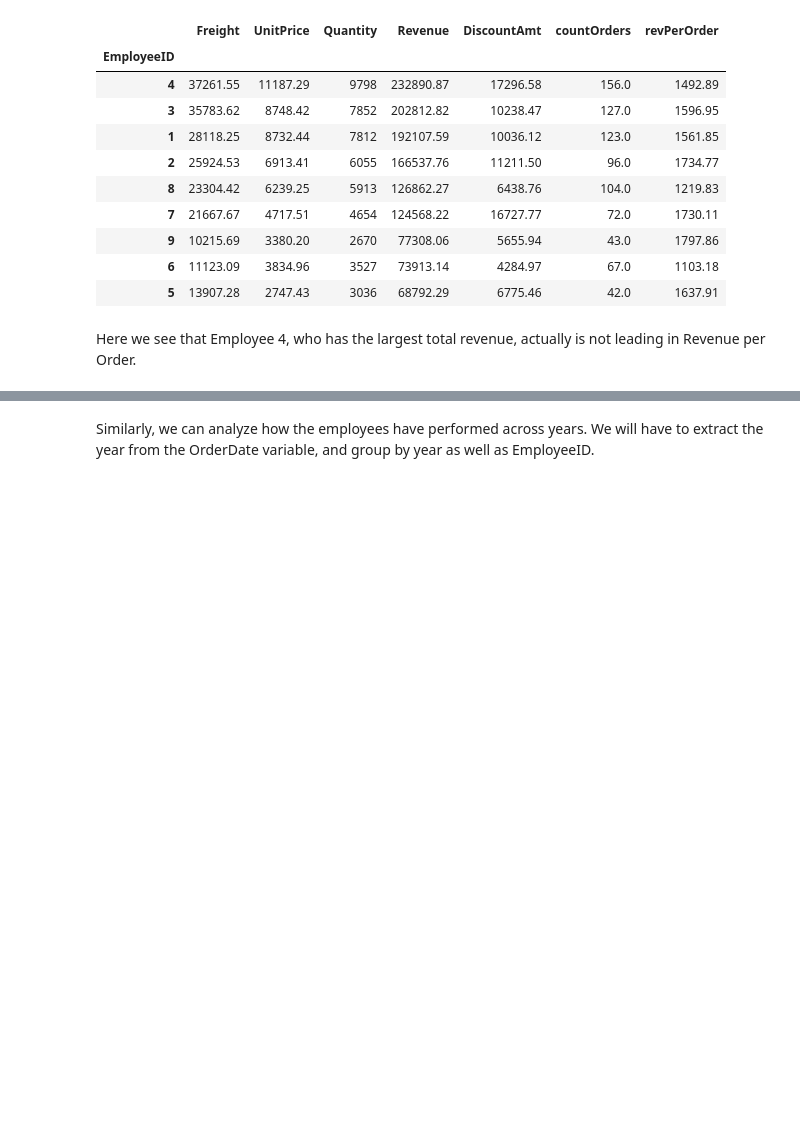
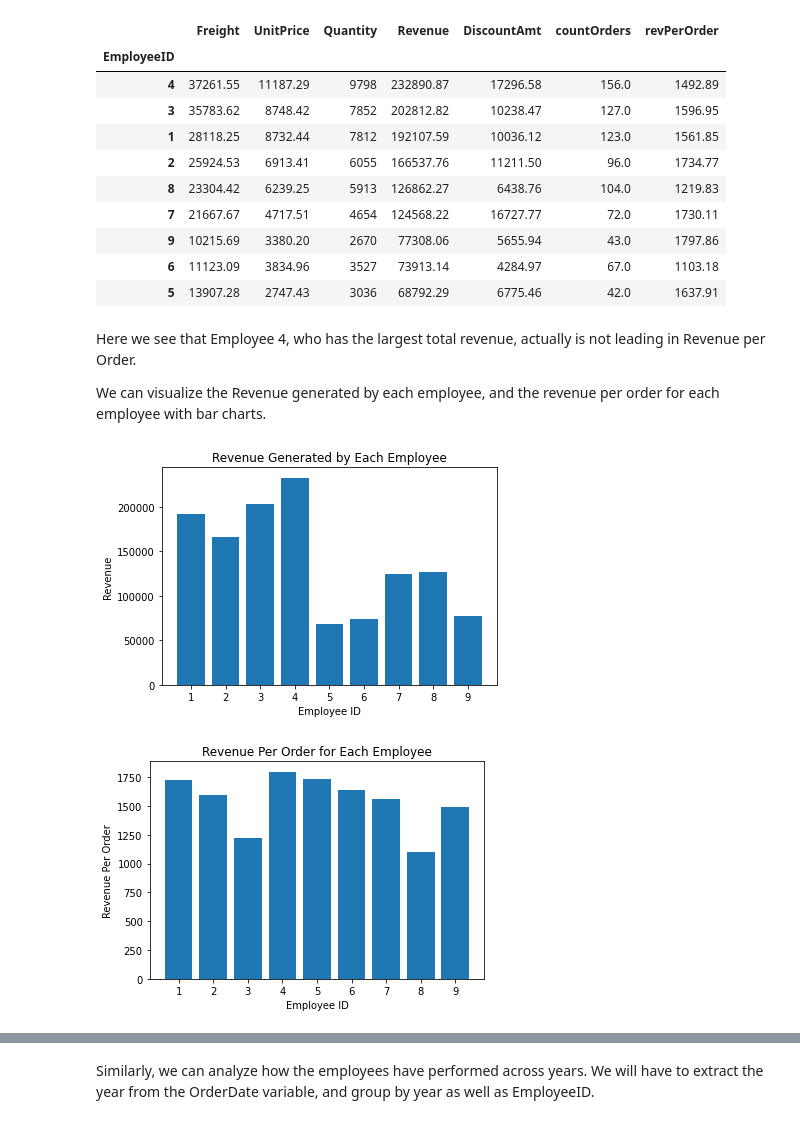
Before and after one commit to cdonahu/ST590-Project-2, a Jupyter notebook: Part2-SQLiteDatabase.ipynb, the cells around one changed output, grey strips where cells are left out. Drawn from its saved outputs; the diff is of its cells as text; code cells hidden in the pictures; blank space fills up the shorter version.

```diff
--- a/Part2-SQLiteDatabase.ipynb
+++ b/Part2-SQLiteDatabase.ipynb
@@ -305,3 +305,28 @@ salesPer
 | 5 | 13907.28 | 2747.43 | 3036 | 68792.29 | 6775.46 | 42.0 | 1637.91 |
 # %% [markdown]
 Here we see that Employee 4, who has the largest total revenue, actually is not leading in Revenue per Order.
+
+We can visualize the Revenue generated by each employee, and the revenue per order for each employee with bar charts.
+# %%
+# creating bar plot for revenue
+order = [5, 6, 9, 7, 8, 2, 1, 3, 4]
+plt.bar(x = order, height = salesPer.Revenue)
+plt.xlabel("Employee ID")
+plt.ylabel("Revenue")
+plt.title("Revenue Generated by Each Employee")
+plt.xticks(order)
+plt.show()
+plt.close()
+
+# creating bar plot for revenue per order
+order = [6, 8, 4, 1, 3, 5, 7, 2, 9]
+plt.bar(x = order, height = salesPer.revPerOrder)
+plt.xlabel("Employee ID")
+plt.ylabel("Revenue Per Order")
+plt.title("Revenue Per Order for Each Employee")
+plt.xticks(order)
+plt.show()
+plt.close()
+# %% [output]
+[figure, added]
+[figure, added]
```
Also changed, not shown: parts of 18 cells of this notebook.
